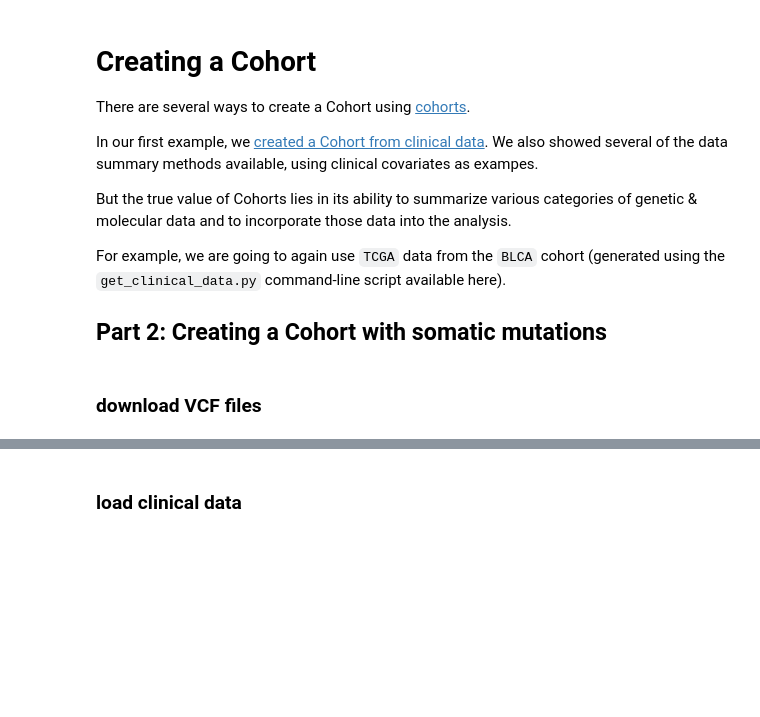
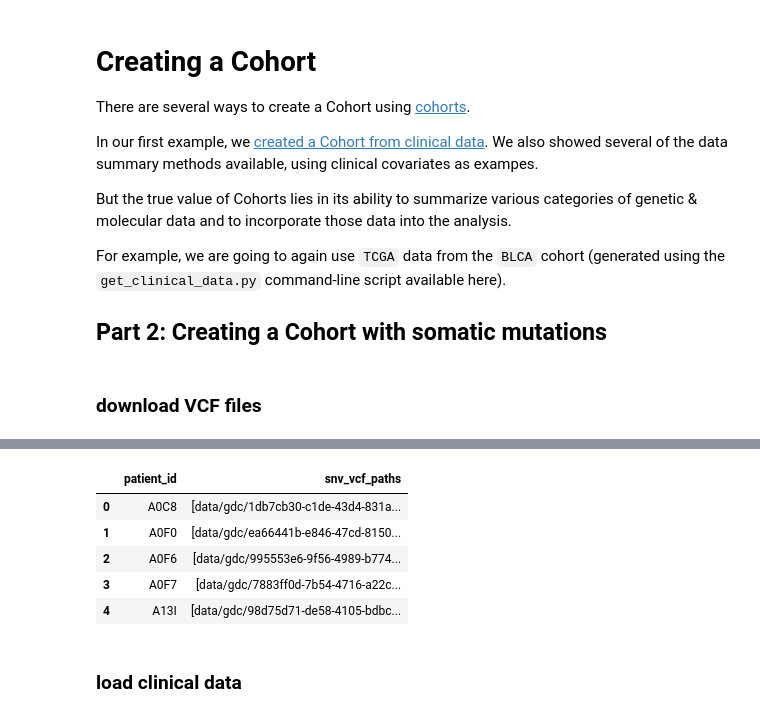
Before and after one commit to hammerlab/tcga-blca, a Jupyter notebook: Part II - Creating a cohort from clinical & SNV data.ipynb, the cells around one changed output, grey strips where cells are left out. Saved outputs shown, nothing was run; the diff lists cells and outputs as text; code cells hidden in the pictures; blank space fills up the shorter version.

```diff
--- a/Part II - Creating a cohort from clinical & SNV data.ipynb
+++ b/Part II - Creating a cohort from clinical & SNV data.ipynb
@@ -57,4 +55,17 @@ vcf_fileinfo.head()
 | 4 | TCGA-BT-A2LA | data/gdc/0952e72a-2f04-42fc-bd46-... | A2LA |
+# %%
+vcf_fileinfo['snv_vcf_paths'] = vcf_fileinfo['snv_vcf_paths'].apply(query_tcga.helpers.convert_to_list)
+vcf_fileinfo.head()
+vcf_fileinfo_agg = vcf_fileinfo.groupby('patient_id').agg({'snv_vcf_paths': 'sum'}).reset_index()
+vcf_fileinfo_agg.head()
+#all_vcf_files.loc[all_vcf_files.duplicated('submitter_id'),:]
+# %% [output]
+|  | patient_id | snv_vcf_paths |
+| 0 | A0C8 | [data/gdc/1db7cb30-c1de-43d4-831a... |
+| 1 | A0F0 | [data/gdc/ea66441b-e846-47cd-8150... |
+| 2 | A0F6 | [data/gdc/995553e6-9f56-4989-b774... |
+| 3 | A0F7 | [data/gdc/7883ff0d-7b54-4716-a22c... |
+| 4 | A13I | [data/gdc/98d75d71-de58-4105-bdbc... |
 # %% [markdown]
 ### load clinical data
 # %% [markdown]
```
Also changed, not shown: parts of 13 cells of this notebook.
